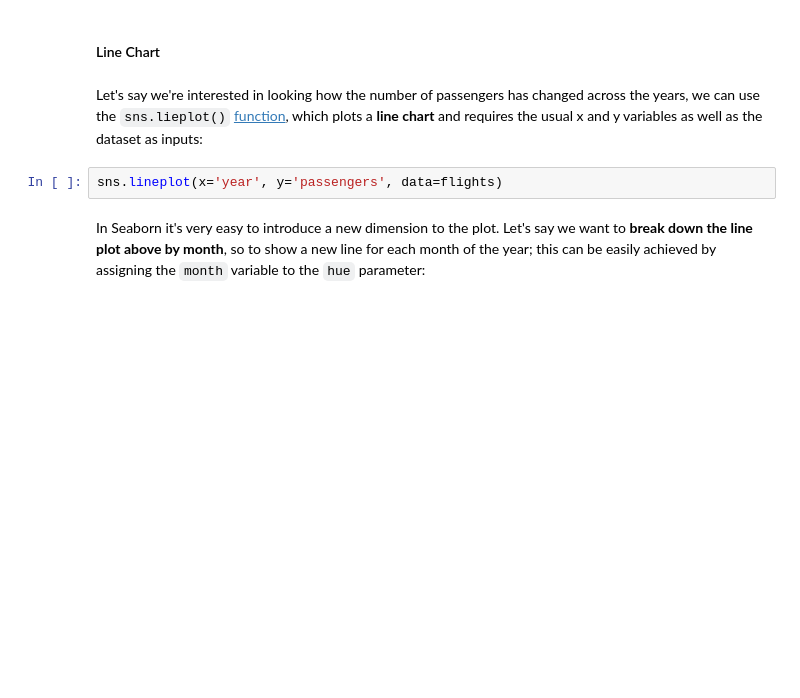
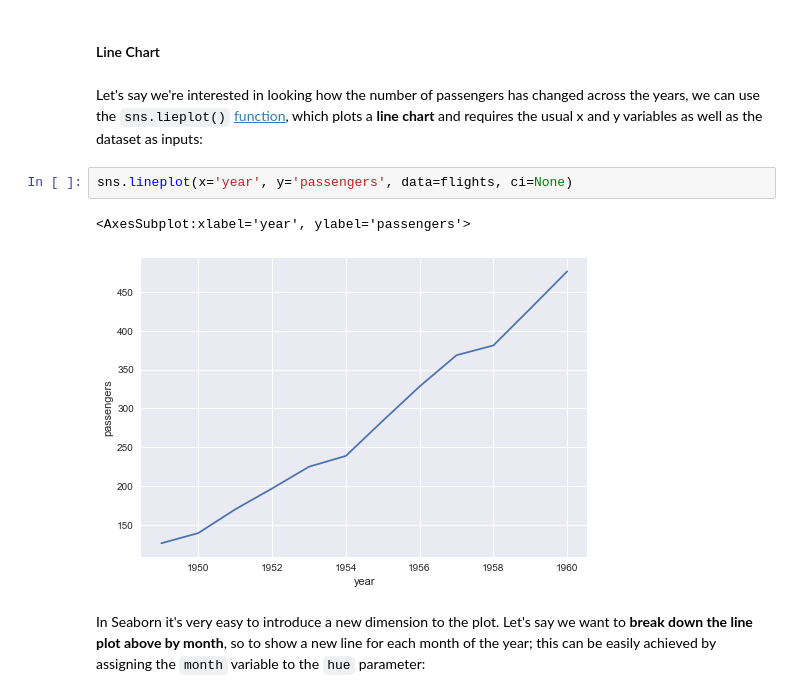
Before and after one commit to boolean-data-analytics/3.12.29-Data-Visualisation, a Jupyter notebook: 3.12.29 Data Visualisation.ipynb, the cells around one changed output. Cells and saved outputs as stored; diff of their text form; blank space fills up the shorter version.

```diff
--- a/3.12.29 Data Visualisation.ipynb
+++ b/3.12.29 Data Visualisation.ipynb
@@ -218,7 +302,10 @@ flights.head()
 # %% [markdown]
 Let's say we're interested in looking how the number of passengers has changed across the years, we can use the `sns.lieplot()` [function](https://seaborn.pydata.org/generated/seaborn.lineplot.html), which plots a **line chart** and requires the usual x and y variables as well as the dataset as inputs:
 # %%
-sns.lineplot(x='year', y='passengers', data=flights)
+sns.lineplot(x='year', y='passengers', data=flights, ci=None)
+# %% [output]
+<AxesSubplot:xlabel='year', ylabel='passengers'>
+[figure, added]
 # %% [markdown]
 In Seaborn it's very easy to introduce a new dimension to the plot. Let's say we want to **break down the line plot above by month**, so to show a new line for each month of the year; this can be easily achieved by assigning the `month` variable to the `hue` parameter:
 # %%
```
Also changed, not shown: parts of 27 cells of this notebook, 1 other file.
